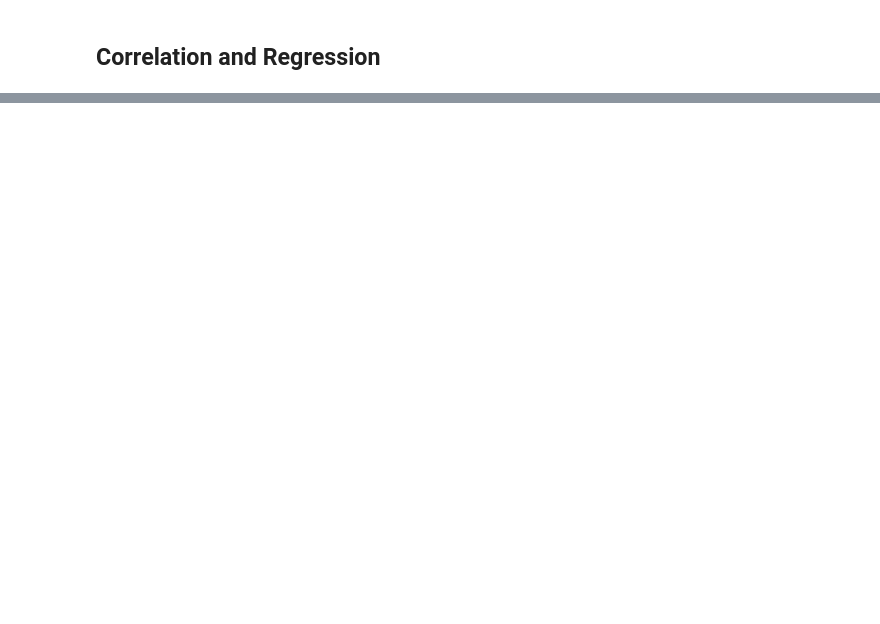
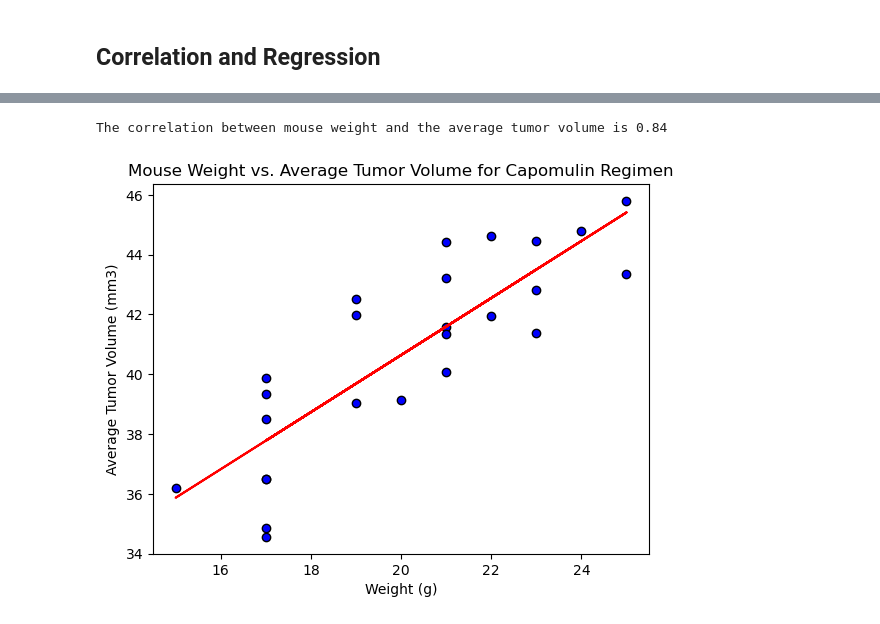
Before and after one commit to Hluu1/Matplotlib-Challenge, a Jupyter notebook: Pymaceuticals/pymaceuticals_starter.ipynb, the cells around one changed output, grey strips where cells are left out. Cells and saved outputs as stored; diff of their text form; code cells hidden in the pictures; blank space fills up the shorter version.

```diff
--- a/Pymaceuticals/pymaceuticals_starter.ipynb
+++ b/Pymaceuticals/pymaceuticals_starter.ipynb
@@ -367,0 +430,24 @@ plt.show()
+# %%
+# Calculate the correlation coefficient and a linear regression model
+# for mouse weight and average observed tumor volume for the entire Capomulin regimen
+
+capomulin_df = merged_df.loc[merged_df["Drug Regimen"] == "Capomulin"]
+avg_tumor_vol = capomulin_df.groupby(["Mouse ID"]).mean()["Tumor Volume (mm3)"]
+weight = capomulin_df.groupby(["Mouse ID"]).mean()["Weight (g)"]
+
+plt.scatter(weight, avg_tumor_vol, marker="o", facecolors="blue", edgecolors="black")
+
+plt.xlabel("Weight (g)")
+plt.ylabel("Average Tumor Volume (mm3)")
+plt.title("Mouse Weight vs. Average Tumor Volume for Capomulin Regimen")
+
+correlation = st.pearsonr(weight, avg_tumor_vol)
+(slope, intercept, rvalue, pvalue, stderr) = st.linregress(weight, avg_tumor_vol)
+regress_values = weight * slope + intercept
+
+plt.plot(weight, regress_values, "r-")
+
+print(f"The correlation between mouse weight and the average tumor volume is {round(correlation[0], 2)}")
+# %% [output]
+The correlation between mouse weight and the average tumor volume is 0.84
+[figure, added]
```
Also changed, not shown: parts of 12 cells of this notebook.
